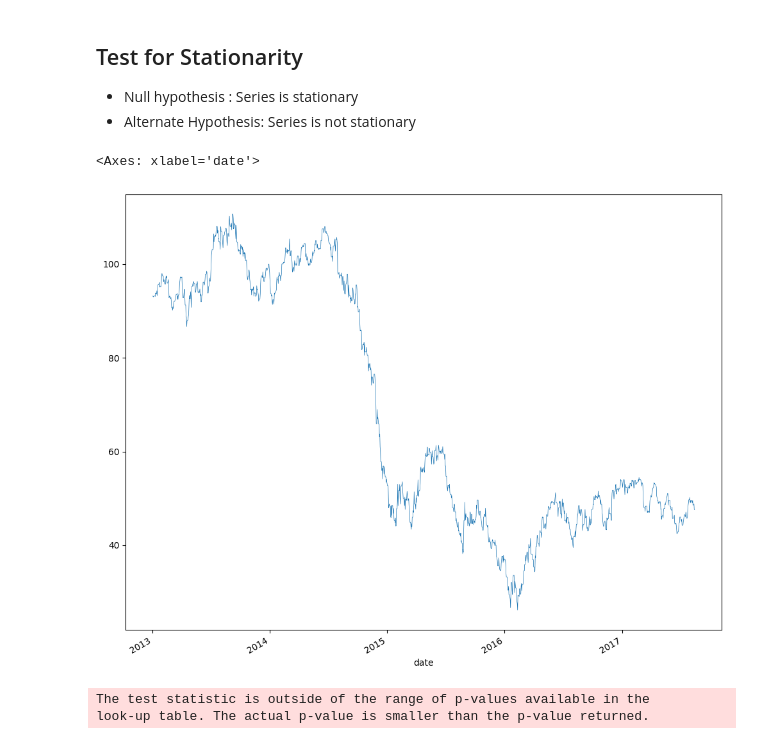
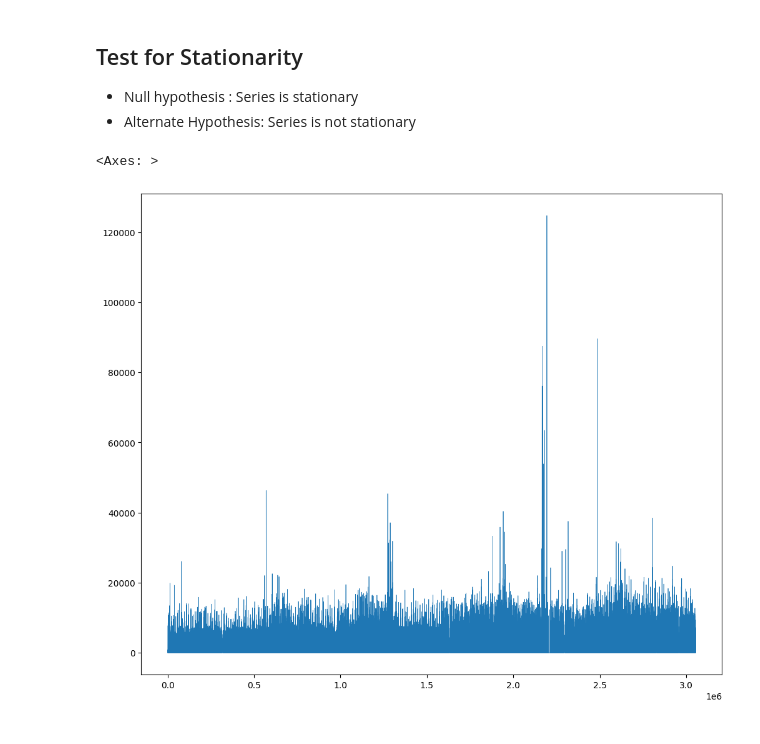
Before and after one commit to sethsot/Regression_Project, a Jupyter notebook: draft.ipynb, the cells around one changed output. Drawn from its saved outputs; the diff is of its cells as text; code cells hidden in the pictures.

```diff
--- a/draft.ipynb
+++ b/draft.ipynb
@@ -664,0 +704,12 @@ merged_transactions_store['city'].nunique()
+# %%
+# Define the unique values to be renamed to 'not holiday'
+values_to_rename = ['Transfer', 'Additional', 'Bridge', 'Work Day','Event']
+
+# Rename the specified unique values to 'not holiday'
+#merged_train_holidays['Holiday'].replace(values_to_rename, 'not holiday', inplace=True)
+merged_train_holidays['type'].replace(values_to_rename, 'not holiday', inplace=True)
+
+# Fill missing values with 'not holiday'
+merged_train_holidays['type'].fillna('not holiday', inplace=True)
+
+merged_train_holidays.isnull().sum()
@@ -664,0 +727,6 @@ merged_transactions_store['city'].nunique()
+# %%
+# fill missing values in 'transferred' with False
+# Fill missing values with False
+
+merged_train_holidays = merged_train_holidays.fillna(False)
+merged_train_holidays.isnull().sum()
@@ -1436,0 +767,5 @@ draft_train.sample(5, random_state=0)
+# %%
+# join merge_train_holidays and stores on 'store_nbr'
+
+merged_train_holidays_stores = pd.merge(merged_train_holidays, stores, on='store_nbr', how='left')
+merged_train_holidays_stores.info()
@@ -1436,0 +993,4 @@ draft_train.sample(5, random_state=0)
+# %%
+# Remove rows with all duplicates
+clean_train = merged_train_holidays_stores[~merged_train_holidays_stores.duplicated(keep=False)]
+clean_train.shape
@@ -1471,18 +1099,15 @@ Residual     3.026869e+12  3024052.0            NaN     NaN
 # %%
 # Visualize data to see pattens of trends and seasonality
 
 plt.figure(figsize=(12,10))
-draft_train['oil_prices'].plot(linewidth=0.5)
+clean_train['sales'].plot(linewidth=0.5)
 # %% [output]
-<Axes: xlabel='date'>
+<Axes: >
-[figure, old version]
+[figure, new version]
 # %%
 # test stationarity using KPSS test
 
-stats, p, lags, critical_values = kpss(draft_train['sales'], 'ct')
+stats, p, lags, critical_values = kpss(clean_train['sales'], 'ct')
-# %% [output]
-The test statistic is outside of the range of p-values available in the
-look-up table. The actual p-value is smaller than the p-value returned.
 # %%
 print(f'Test Statistics: {stats}')
 print(f'p-value: {p}')
```
Also changed, not shown: parts of 119 cells of this notebook.
